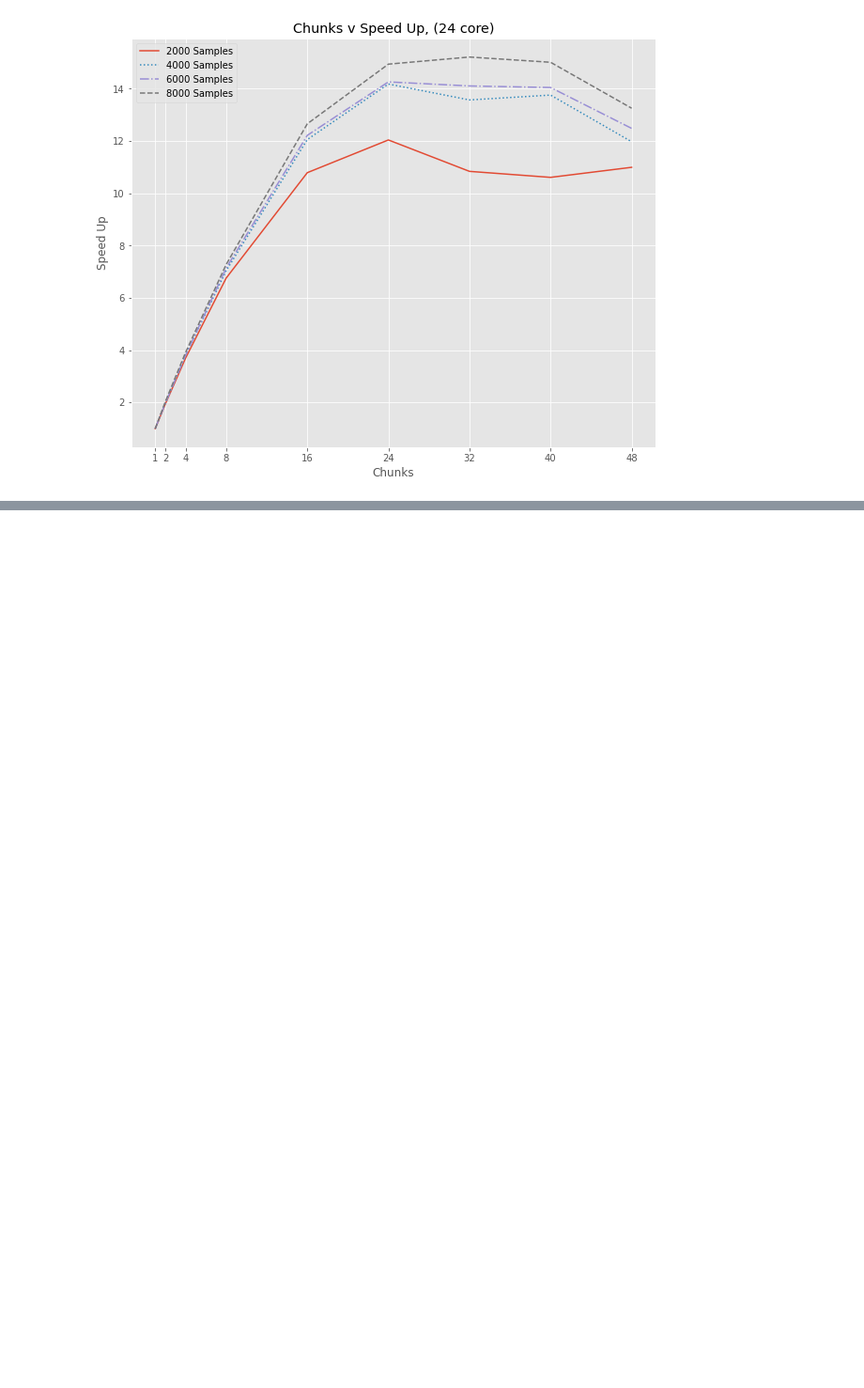
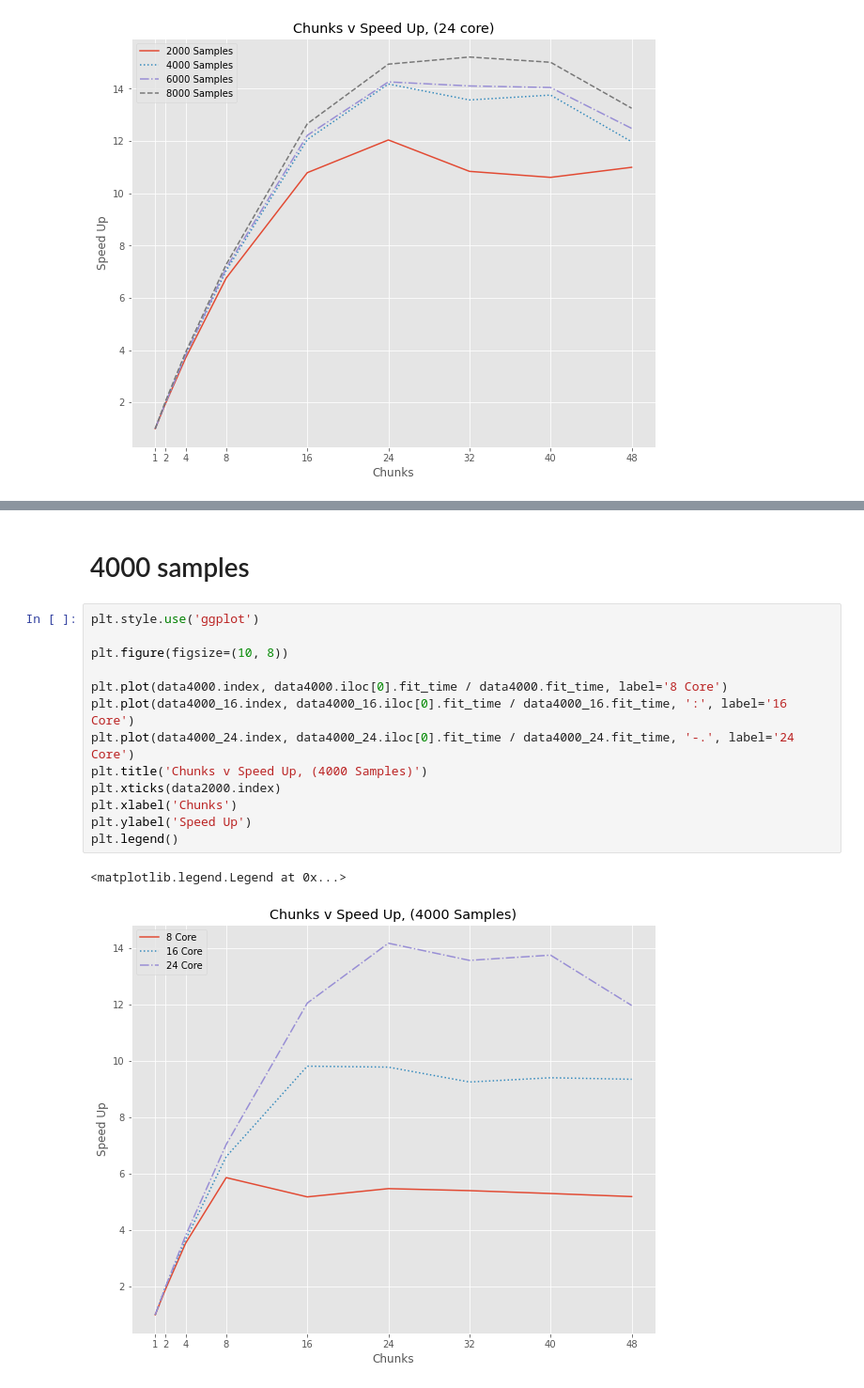
Before and after one commit to wd15/Pace_visualization, a Jupyter notebook: pace_visualization_alldata-big.ipynb, the cells around one changed output, grey strips where cells are left out. Shown at 94% size. Drawn from its saved outputs; the diff is of its cells as text; blank space fills up the shorter version.

```diff
--- a/pace_visualization_alldata-big.ipynb
+++ b/pace_visualization_alldata-big.ipynb
@@ -269,0 +292,18 @@ plt.legend()
+# %% [markdown]
+# 4000 samples
+# %%
+plt.style.use('ggplot')
+
+plt.figure(figsize=(10, 8))
+
+plt.plot(data4000.index, data4000.iloc[0].fit_time / data4000.fit_time, label='8 Core')
+plt.plot(data4000_16.index, data4000_16.iloc[0].fit_time / data4000_16.fit_time, ':', label='16 Core')
+plt.plot(data4000_24.index, data4000_24.iloc[0].fit_time / data4000_24.fit_time, '-.', label='24 Core')
+plt.title('Chunks v Speed Up, (4000 Samples)')
+plt.xticks(data2000.index)
+plt.xlabel('Chunks')
+plt.ylabel('Speed Up')
+plt.legend()
+# %% [output]
+<matplotlib.legend.Legend at 0x...>
+[figure, added]
```
Also changed, not shown: parts of 13 cells of this notebook.
